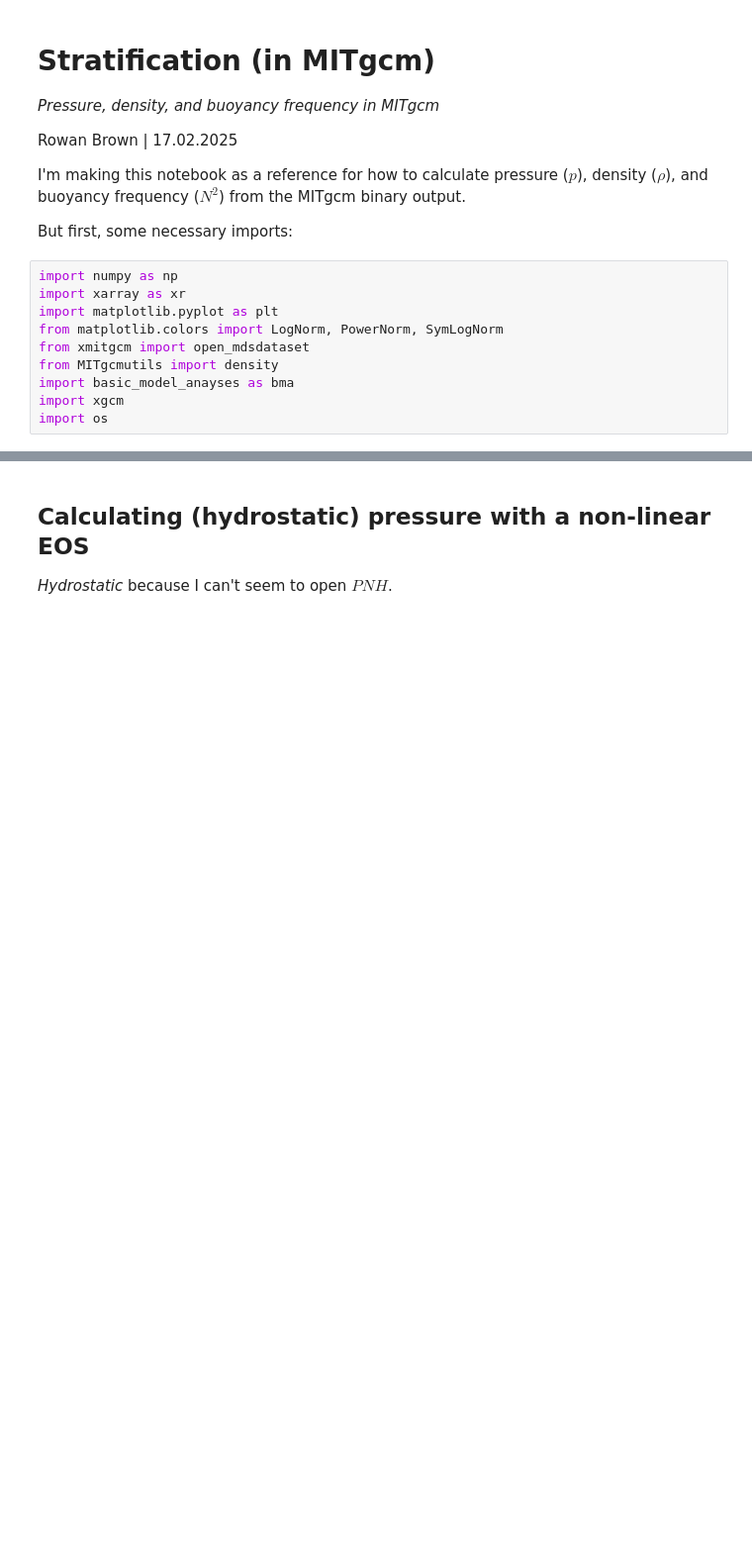
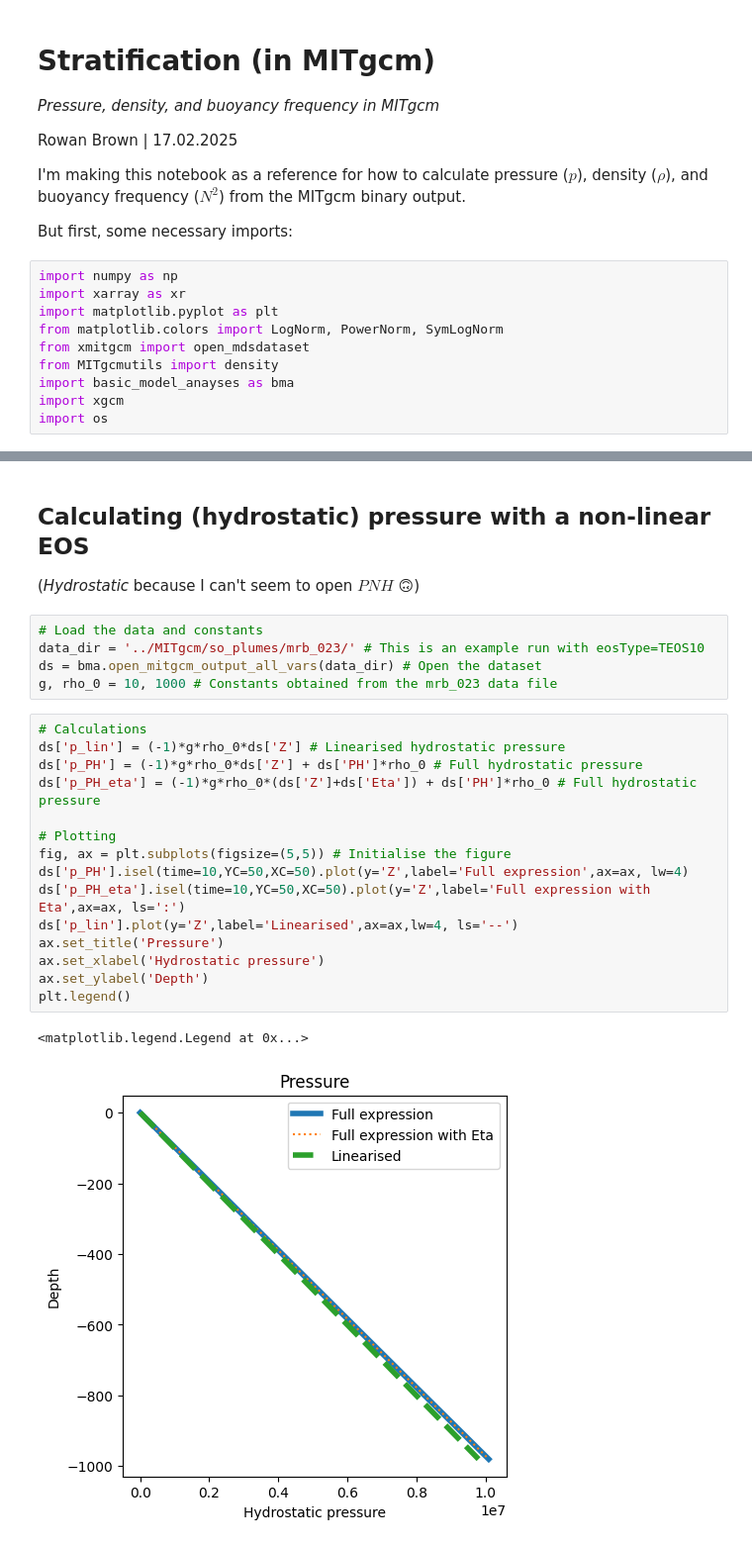
Before and after one commit to rowanjb/model_analyses, a Jupyter notebook: stratification.ipynb, the cells around one changed output, grey strips where cells are left out. Shown: that part at 99% size. Saved outputs shown, nothing was run; the diff lists cells and outputs as text; blank space fills up the shorter version.

```diff
--- a/stratification.ipynb
+++ b/stratification.ipynb
@@ -78,4 +77,27 @@ For more on pressure, see http://mailman.mitgcm.org/pipermail/mitgcm-support/201
 # %% [markdown]
 ## Calculating (hydrostatic) pressure with a non-linear EOS
 
-*Hydrostatic* because I can't seem to open $PNH$.
+(*Hydrostatic* because I can't seem to open $PNH$ 🙃)
+# %%
+# Load the data and constants
+data_dir = '../MITgcm/so_plumes/mrb_023/' # This is an example run with eosType=TEOS10
+ds = bma.open_mitgcm_output_all_vars(data_dir) # Open the dataset
+g, rho_0 = 10, 1000 # Constants obtained from the mrb_023 data file
+# %%
+# Calculations
+ds['p_lin'] = (-1)*g*rho_0*ds['Z'] # Linearised hydrostatic pressure
+ds['p_PH'] = (-1)*g*rho_0*ds['Z'] + ds['PH']*rho_0 # Full hydrostatic pressure
+ds['p_PH_eta'] = (-1)*g*rho_0*(ds['Z']+ds['Eta']) + ds['PH']*rho_0 # Full hydrostatic pressure
+
+# Plotting
+fig, ax = plt.subplots(figsize=(5,5)) # Initialise the figure
+ds['p_PH'].isel(time=10,YC=50,XC=50).plot(y='Z',label='Full expression',ax=ax, lw=4)
+ds['p_PH_eta'].isel(time=10,YC=50,XC=50).plot(y='Z',label='Full expression with Eta',ax=ax, ls=':')
+ds['p_lin'].plot(y='Z',label='Linearised',ax=ax,lw=4, ls='--')
+ax.set_title('Pressure')
+ax.set_xlabel('Hydrostatic pressure')
+ax.set_ylabel('Depth')
+plt.legend()
+# %% [output]
+<matplotlib.legend.Legend at 0x...>
+[figure, added]
```
Also changed, not shown: parts of 5 cells of this notebook.
